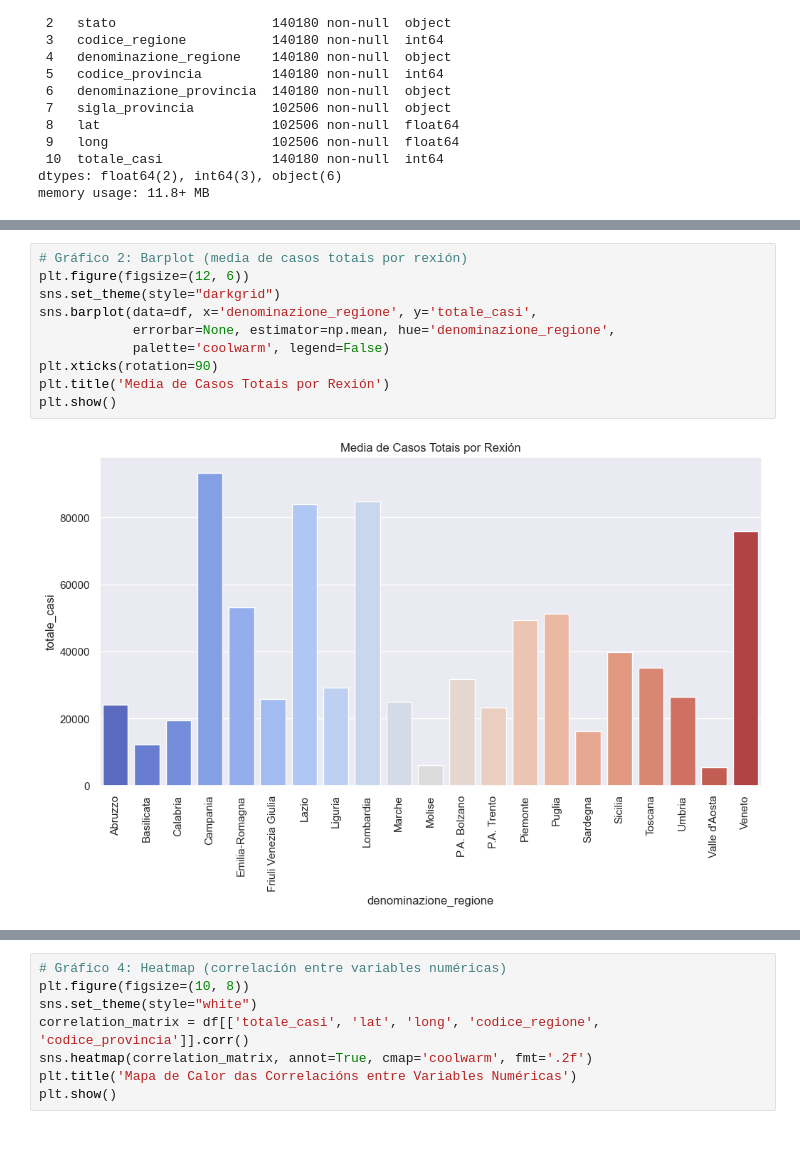
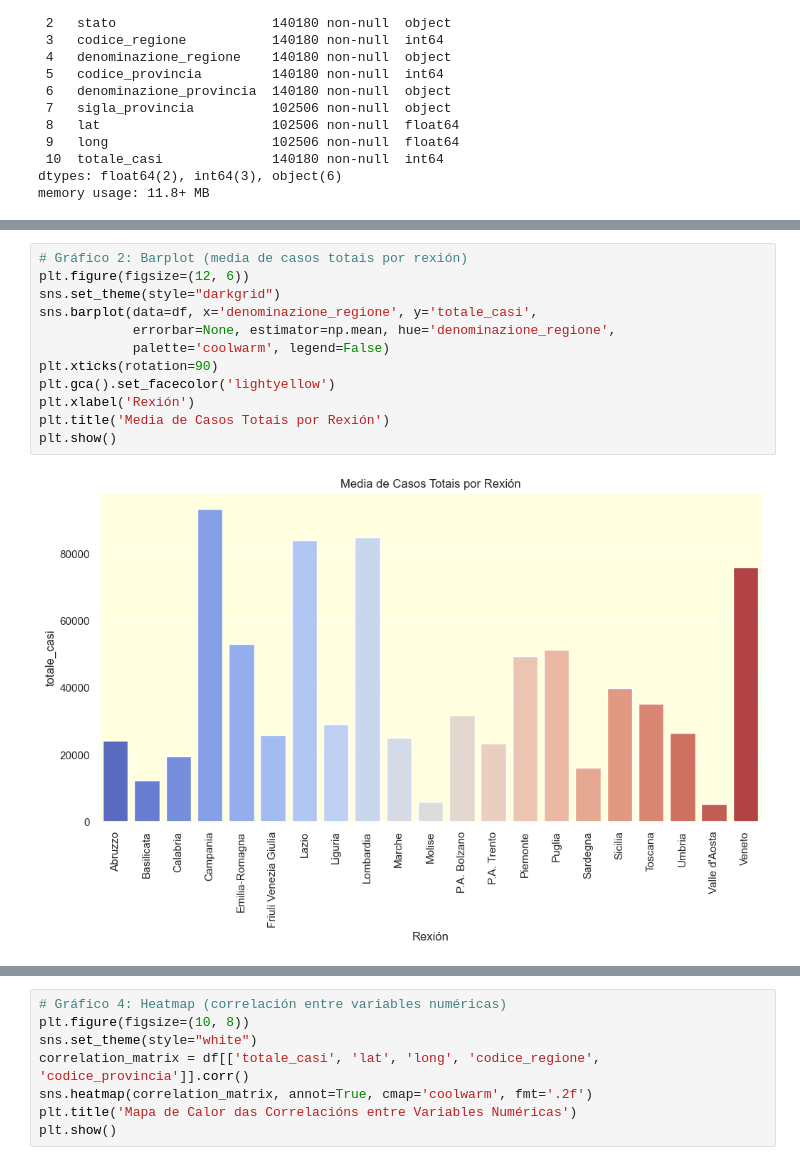
Before and after one commit to ConstantinMadalin/Tareas-y-Ejercicios-de-Clase, a Jupyter notebook: SBD/Tarea T3.3/T3_3_Analiza_e_visualiza_os_datos_de_COVID_de_Italia_PANDAS_MongoDB_SeaBorn_Constantin_Madalin_Ismana.ipynb, the cells around one changed output, grey strips where cells are left out. Saved outputs shown, nothing was run; the diff lists cells and outputs as text.

```diff
--- a/SBD/Tarea T3.3/T3_3_Analiza_e_visualiza_os_datos_de_COVID_de_Italia_PANDAS_MongoDB_SeaBorn_Constantin_Madalin_Ismana.ipynb
+++ b/SBD/Tarea T3.3/T3_3_Analiza_e_visualiza_os_datos_de_COVID_de_Italia_PANDAS_MongoDB_SeaBorn_Constantin_Madalin_Ismana.ipynb
@@ -127,15 +128,17 @@ plt.show()
 # %%
 # Gráfico 2: Barplot (media de casos totais por rexión)
 plt.figure(figsize=(12, 6))
 sns.set_theme(style="darkgrid")
 sns.barplot(data=df, x='denominazione_regione', y='totale_casi',
             errorbar=None, estimator=np.mean, hue='denominazione_regione',
             palette='coolwarm', legend=False)
 plt.xticks(rotation=90)
+plt.gca().set_facecolor('lightyellow')
+plt.xlabel('Rexión')
 plt.title('Media de Casos Totais por Rexión')
 plt.show()
 # %% [output]
-[figure, old version]
+[figure, new version]
 # %%
 # Gráfico 3: Boxplot (distribución de casos totais por rexión)
 plt.figure(figsize=(12, 6))
```
Also changed, not shown: parts of 4 cells of this notebook, 9 other files.
